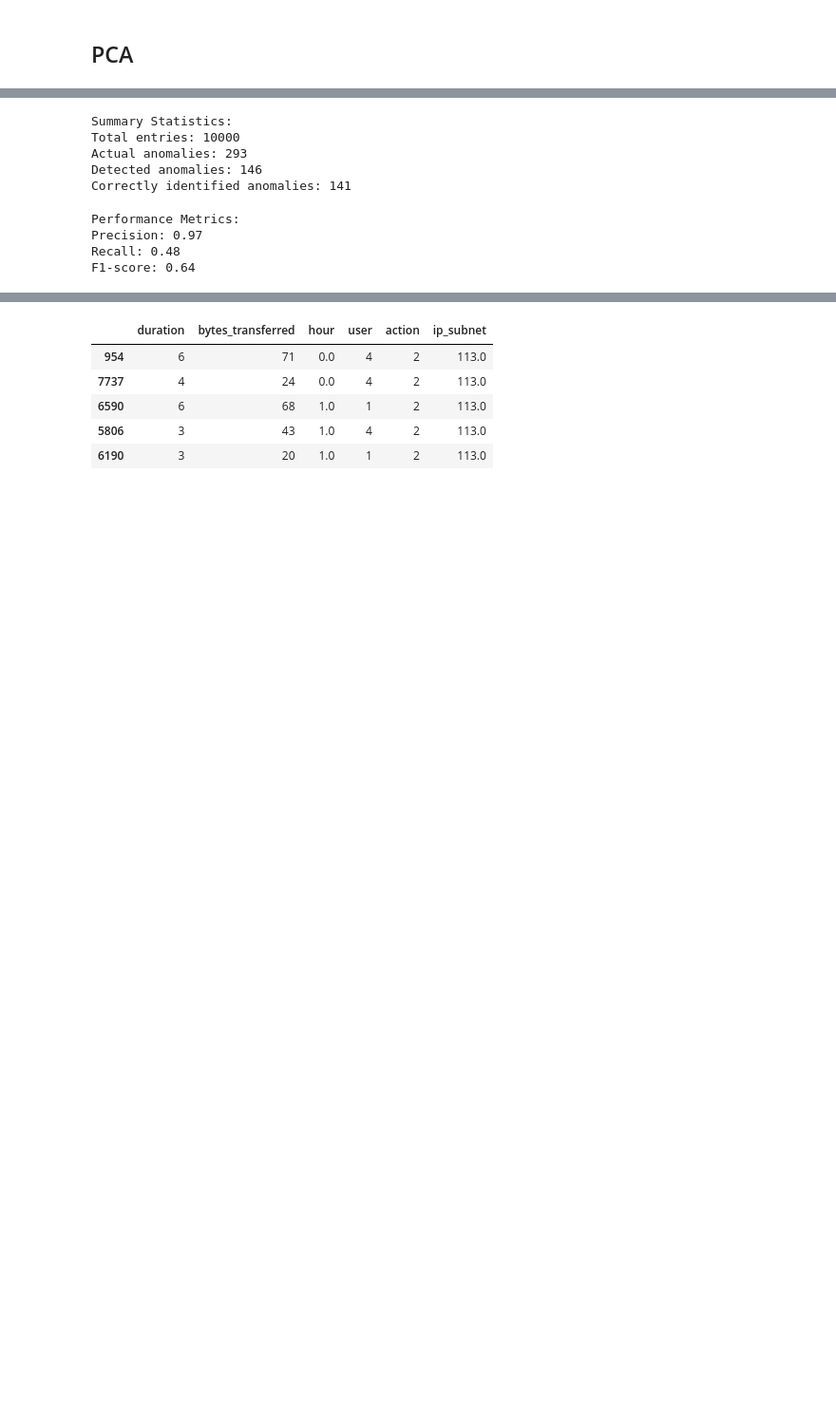
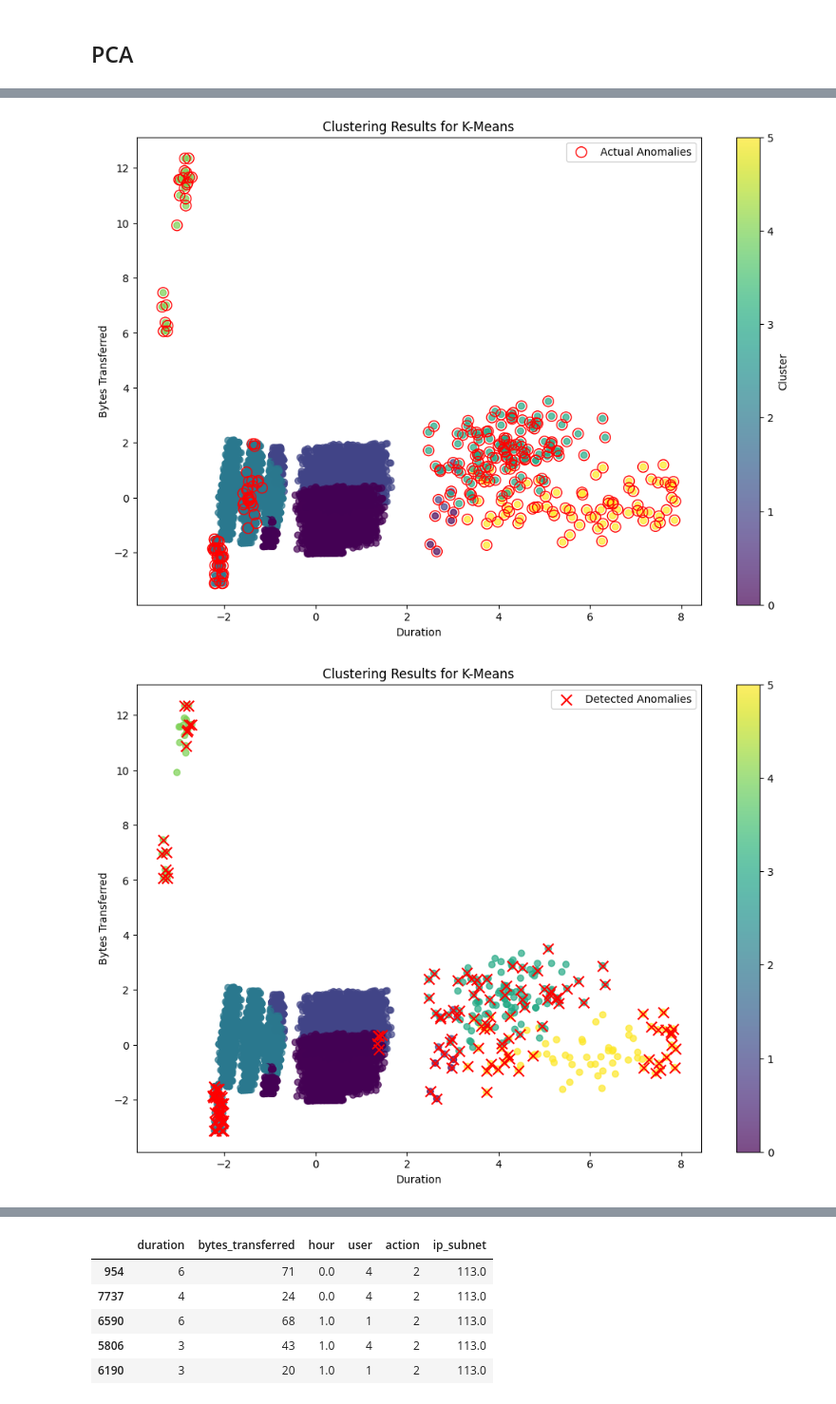
Before and after one commit to albionaguri/cybersecurity, a Jupyter notebook: UBA_simple.ipynb, the cells around one changed output, grey strips where cells are left out. Shown at 95% size. Drawn from its saved outputs; the diff is of its cells as text; code cells hidden in the pictures; blank space fills up the shorter version.

```diff
--- a/UBA_simple.ipynb
+++ b/UBA_simple.ipynb
@@ -399,33 +429,6 @@ Index(['timestamp', 'user', 'action', 'ip_address', 'duration',
       dtype='object')
-# %%
-# 3. Print summary statistics
-print("\nSummary Statistics:")
-print(f"Total entries: {len(df)}")
-print(f"Actual anomalies: {len(df[df['label'] == 'anomaly'])}")
-print(f"Detected anomalies: {len(df[df['is_anomaly_km']])}")
-print(f"Correctly identified anomalies: {len(both_anomalies)}")
-# %% [output]
-Summary Statistics:
-Total entries: 10000
-Actual anomalies: 293
-Detected anomalies: 146
-Correctly identified anomalies: 141
-# %%
-# 4. Calculate and print precision, recall, and F1-score
-true_positives = len(both_anomalies)
-false_positives = len(df[df['is_anomaly_km']]) - true_positives
-false_negatives = len(df[df['label'] == 'anomaly']) - true_positives
-
-precision = true_positives / (true_positives + false_positives) if (true_positives + false_positives) > 0 else 0
-recall = true_positives / (true_positives + false_negatives) if (true_positives + false_negatives) > 0 else 0
-f1_score = 2 * (precision * recall) / (precision + recall) if (precision + recall) > 0 else 0
-
-print("\nPerformance Metrics:")
-print(f"Precision: {precision:.2f}")
-print(f"Recall: {recall:.2f}")
-print(f"F1-score: {f1_score:.2f}")
-# %% [output]
-Performance Metrics:
-Precision: 0.97
-Recall: 0.48
-F1-score: 0.64
+# %%
+plot_2D_anomalies(df, X_pca, 'kmeans_cluster', 'is_anomaly_kmeans', 'Clustering Results for K-Means')
+# %% [output]
+[figure, added]
+[figure, added]
```
Also changed, not shown: parts of 43 cells of this notebook.
